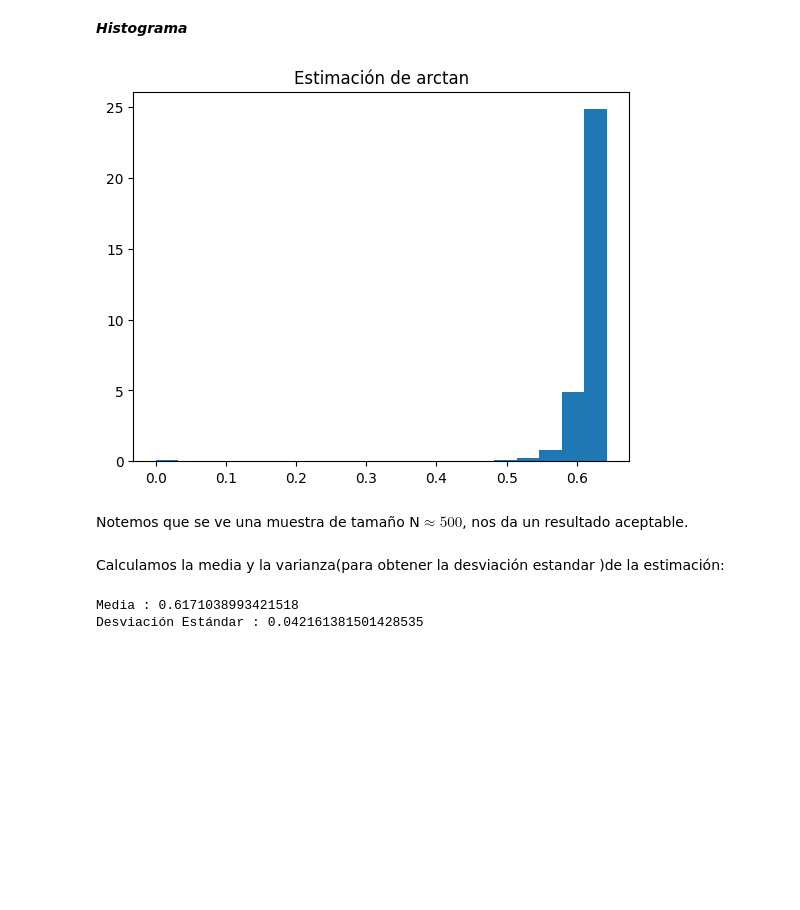
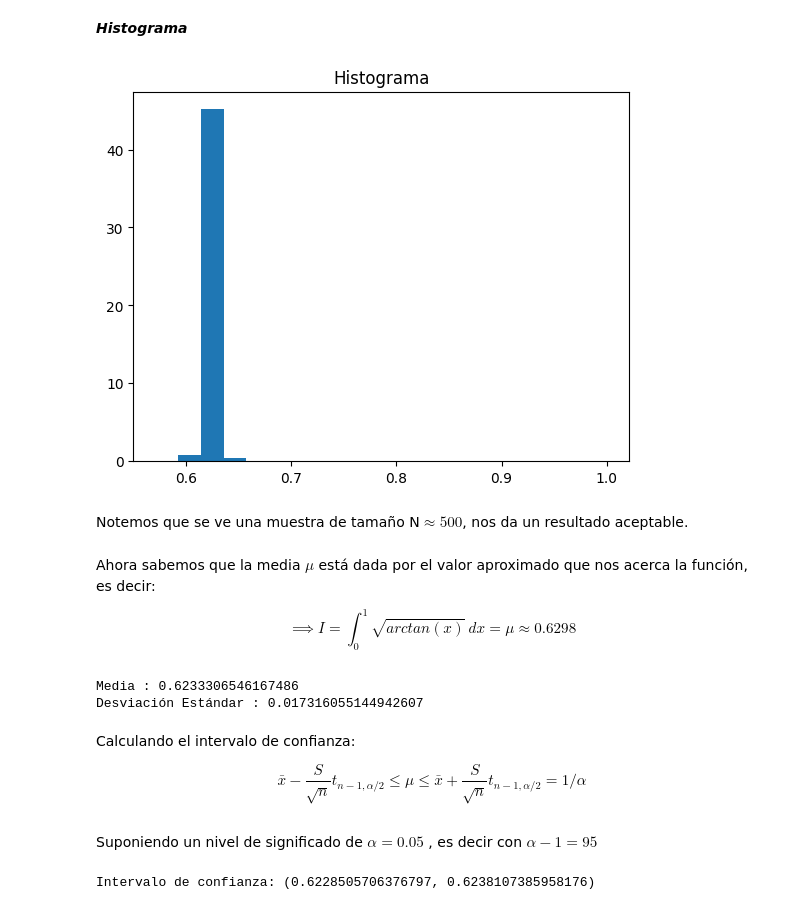
Before and after one commit to Anali24/SIMULACION-I, a Jupyter notebook: Monte_Carlo_Tan_SI.ipynb, the cells around one changed output. Cells and saved outputs as stored; diff of their text form; code cells hidden in the pictures; blank space fills up the shorter version.

```diff
--- a/Monte_Carlo_Tan_SI.ipynb
+++ b/Monte_Carlo_Tan_SI.ipynb
@@ -37,17 +42,27 @@ def estimacion():
     else:
         return 0  # fracaso
 # %%
-# Parámetros
-N = 1000  # Número de veces que hacemos el procedimiento (más grande para mayor precisión)
-
 # Listas para guardar los resultados
 p = []  # Lista vacía para guardar los elementos y obtener probabilidad
 suma = 0  # Contador para la suma de éxitos
+aciertos_x = []
+aciertos_y = []
+errores_x = []
+errores_y = []
 # %%
 # Bucle para realizar las estimaciones
 for i in range(N):
-    resultado = estimacion()
+    u1 = np.random.uniform(0, 1)
+    u2 = np.random.uniform(0, 1)
+    if u2 < np.sqrt(math.atan(u1)):
+        resultado = 1
+        aciertos_x.append(u1)
+        aciertos_y.append(u2)
+    else:
+        resultado = 0
+        errores_x.append(u1)
+        errores_y.append(u2)
     suma += resultado
-    p.append( suma / (i + 1))  # Estimación de Pi
+    p.append(suma / (i + 1))  # Estimación de Pi
 # %%
 # Cálculo final de Tan
@@ -68,15 +87,17 @@ plt.show()
 ***Histograma***
 # %%
 # Graficar del histograma
-plt.hist(p, bins = 20 , density= True)
-plt.title('Estimación de arctan')
+plt.hist(p, bins=20, density=True)
+plt.title('Histograma')
 plt.show()
 # %% [output]
-[figure, old version]
+[figure, new version]
 # %% [markdown]
 Notemos que se ve una muestra de tamaño N$\approx 500$, nos da un resultado aceptable.
-# %% [markdown]
-Calculamos la media y la varianza(para obtener la desviación estandar )de la estimación:
+# %% [markdown]
+Ahora sabemos que la media $\mu$ está dada por el valor aproximado que nos acerca la función, es decir:
+
+$$ \implies I = \int_{0}^{1} \sqrt{arctan(x) } \, dx = \mu ≈ 0.6298  $$
 # %%
 media = np.mean(p)
 desviacion = np.std(p)
@@ -84,5 +105,23 @@ desviacion = np.std(p)
 print(f"Media : {media}")
 print(f"Desviación Estándar : {desviacion}")
 # %% [output]
-Media : 0.6171038993421518
-Desviación Estándar : 0.042161381501428535
+Media : 0.6233306546167486
+Desviación Estándar : 0.017316055144942607
+# %% [markdown]
+Calculando el intervalo de confianza:
+
+$$ \bar{x}  - \frac{S}{\sqrt{n}} t_{n-1 ,\alpha/2} \leq μ \leq  \bar{x}  + \frac{S}{\sqrt{n}} t_{n-1 ,\alpha/2} = 1 / α  $$
+# %% [markdown]
+Suponiendo un nivel de significado de $α = 0.05$ , es decir con $ α - 1 = 95$
+# %%
+# Intervalo de confianza
+alpha = 0.05
+t_value = t.ppf(1 - alpha / 2, N - 1)
+intervalo_confianza = (
+    media - (t_value * desviacion / np.sqrt(N)),
+    media + (t_value * desviacion / np.sqrt(N))
+)
+
+print(f"Intervalo de confianza: {intervalo_confianza}")
+# %% [output]
+Intervalo de confianza: (0.6228505706376797, 0.6238107385958176)
```
Also changed, not shown: parts of 29 cells of this notebook.
